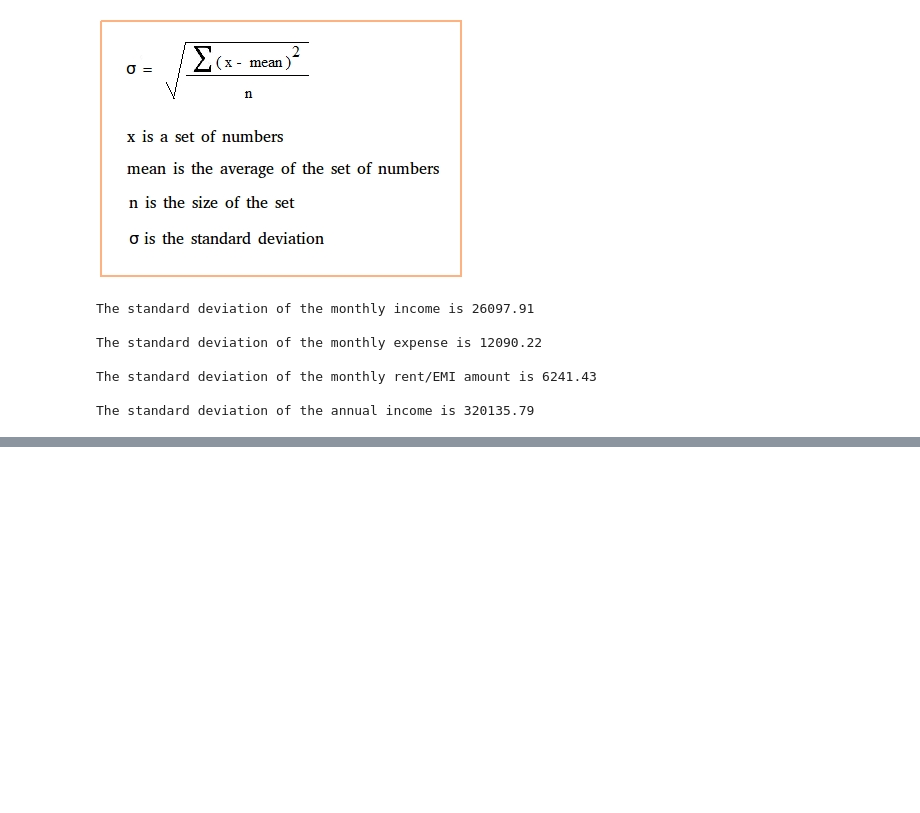
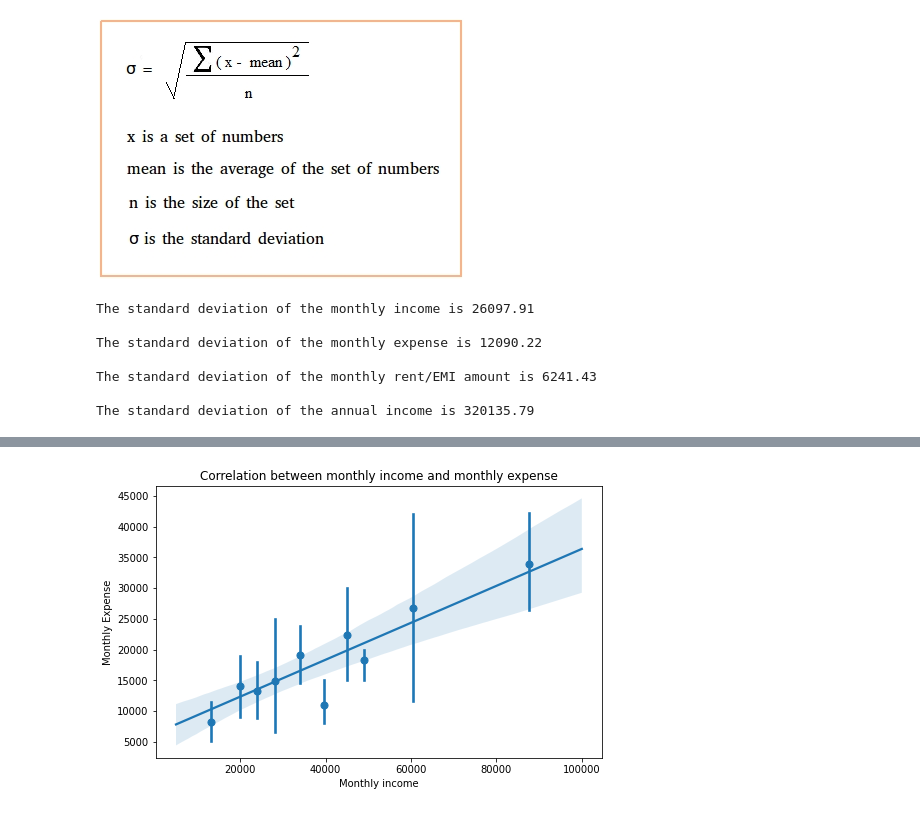
Before and after one commit to rsonar821/Descriptive-Statistics, a Jupyter notebook: Descriptive_Statistics.ipynb, the cells around one changed output, grey strips where cells are left out. Cells and saved outputs as stored; diff of their text form; code cells hidden in the pictures; blank space fills up the shorter version.

```diff
--- a/Descriptive_Statistics.ipynb
+++ b/Descriptive_Statistics.ipynb
@@ -180,0 +240,9 @@ The standard deviation of the annual income is 320135.79
+# %%
+# Plotting a correlation plot between 2 variables
+plt.figure(figsize=(8,5))
+figure = sns.regplot(x=df['monthly_income'], y=df['monthly_expense'], x_bins=10, fit_reg=True)
+figure.set(title='Correlation between monthly income and monthly expense')
+figure.set(xlabel='Monthly income', ylabel='Monthly Expense')
+plt.show(figure)
+# %% [output]
+[figure, added]
```
Also changed, not shown: parts of 44 cells of this notebook.
